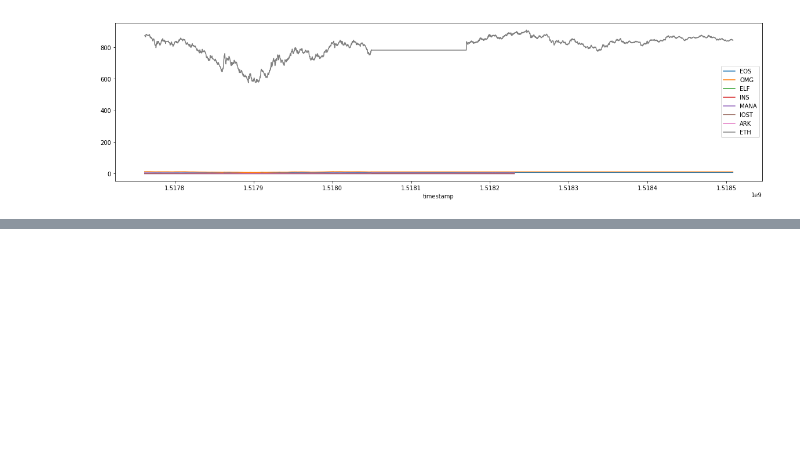
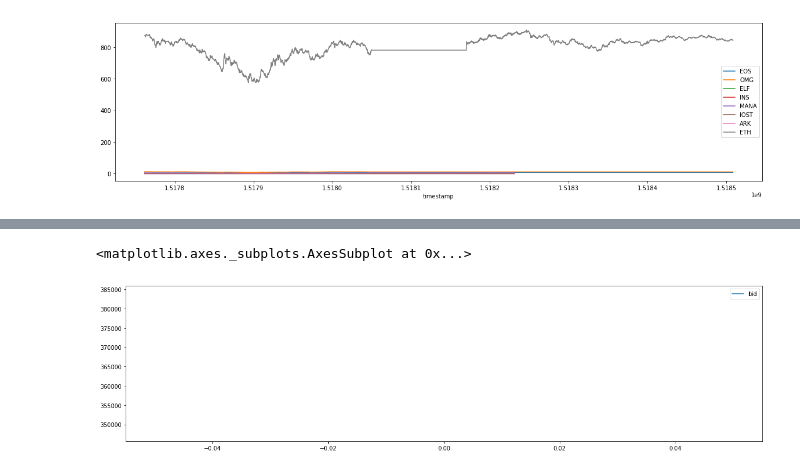
Before and after one commit to winkidney/ntl_sim, a Jupyter notebook: Visualization.ipynb, the cells around one changed output, grey strips where cells are left out. Drawn from its saved outputs; the diff is of its cells as text; code cells hidden in the pictures; blank space fills up the shorter version.

```diff
--- a/Visualization.ipynb
+++ b/Visualization.ipynb
@@ -113,0 +134,5 @@ pd.DataFrame([v for v in NLT_components['MANA'].minted.values()]).plot(figsize=(
+# %%
+pd.DataFrame([v for v in NLT_components['IOST'].minted.values()]).plot(figsize=(20, 5))
+# %% [output]
+<matplotlib.axes._subplots.AxesSubplot at 0x...>
+[figure, added]
```
Also changed, not shown: parts of 13 cells of this notebook, 2 other files.
